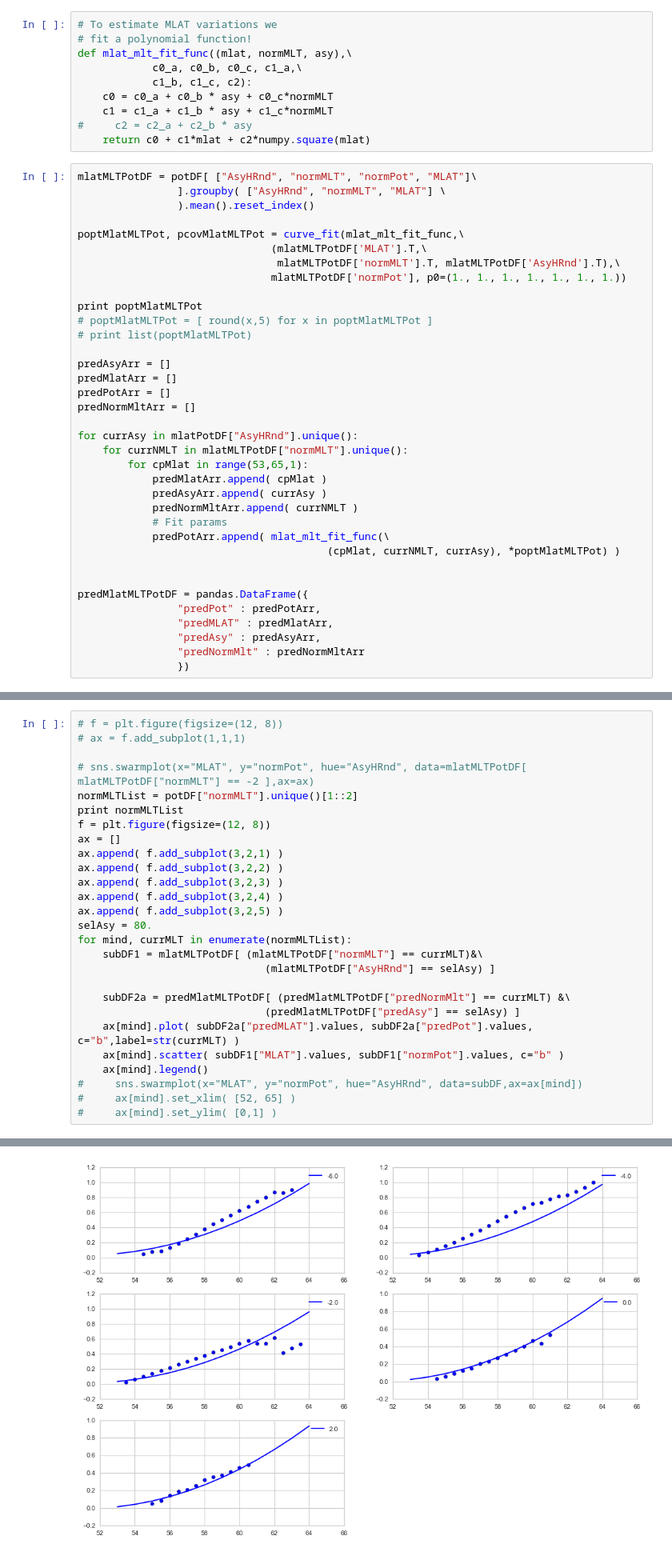
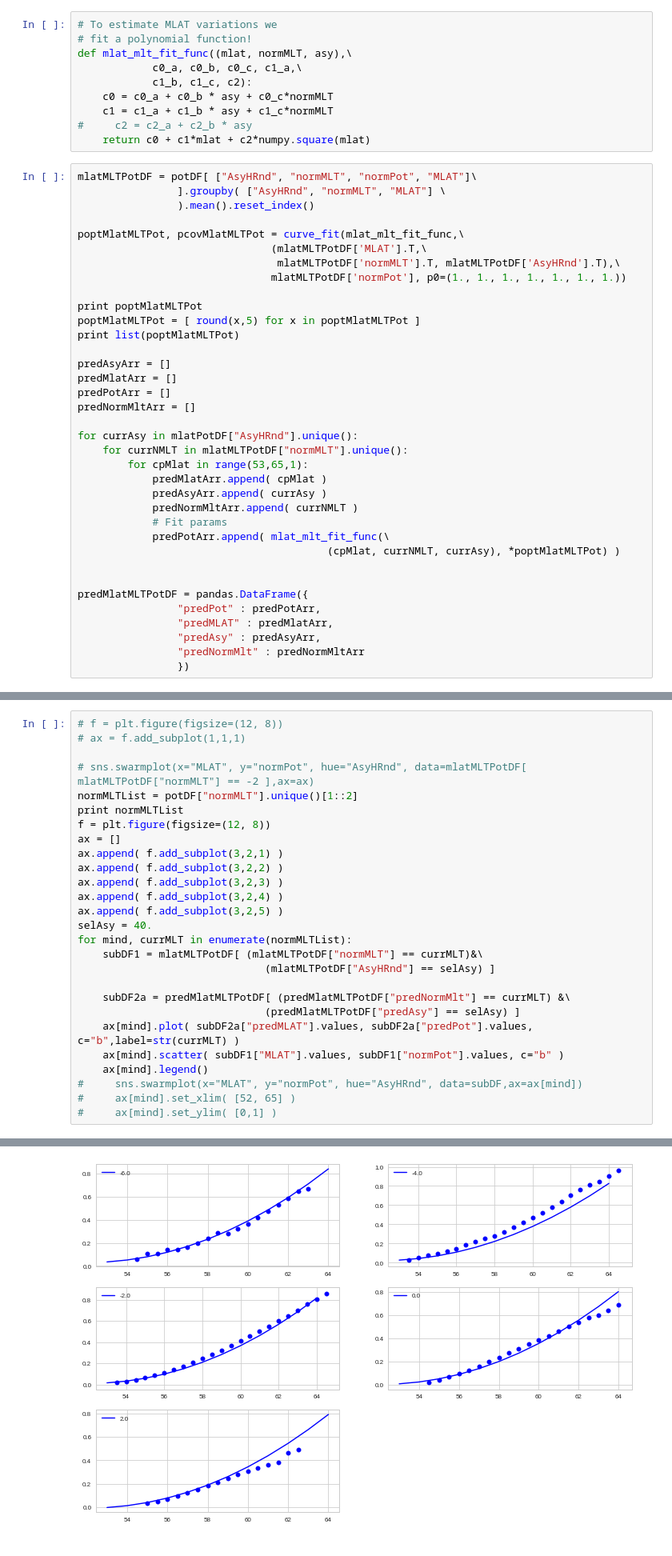
Before and after one commit to bharatreddy/indsvels, a Jupyter notebook: ipy/model-potentials.ipynb, the cells around one changed output, grey strips where cells are left out. Shown at 80% size. Drawn from its saved outputs; the diff is of its cells as text.

```diff
--- a/ipy/model-potentials.ipynb
+++ b/ipy/model-potentials.ipynb
@@ -515,8 +516,8 @@ poptMlatMLTPot, pcovMlatMLTPot = curve_fit(mlat_mlt_fit_func,\
                                mlatMLTPotDF['normPot'], p0=(1., 1., 1., 1., 1., 1., 1.))
 
 print poptMlatMLTPot
-# poptMlatMLTPot = [ round(x,5) for x in poptMlatMLTPot ]
-# print list(poptMlatMLTPot)
+poptMlatMLTPot = [ round(x,5) for x in poptMlatMLTPot ]
+print list(poptMlatMLTPot)
 
 predAsyArr = []
 predMlatArr = []
@@ -546,33 +548,33 @@ predMlatMLTPotDF = pandas.DataFrame({
 # %%
 # f = plt.figure(figsize=(12, 8))
 # ax = f.add_subplot(1,1,1)
 
 # sns.swarmplot(x="MLAT", y="normPot", hue="AsyHRnd", data=mlatMLTPotDF[ mlatMLTPotDF["normMLT"] == -2 ],ax=ax)
 normMLTList = potDF["normMLT"].unique()[1::2]
 print normMLTList
 f = plt.figure(figsize=(12, 8))
 ax = []
 ax.append( f.add_subplot(3,2,1) )
 ax.append( f.add_subplot(3,2,2) )
 ax.append( f.add_subplot(3,2,3) )
 ax.append( f.add_subplot(3,2,4) )
 ax.append( f.add_subplot(3,2,5) )
-selAsy = 80.
+selAsy = 40.
 for mind, currMLT in enumerate(normMLTList):
     subDF1 = mlatMLTPotDF[ (mlatMLTPotDF["normMLT"] == currMLT)&\
                               (mlatMLTPotDF["AsyHRnd"] == selAsy) ]
 
     subDF2a = predMlatMLTPotDF[ (predMlatMLTPotDF["predNormMlt"] == currMLT) &\
                               (predMlatMLTPotDF["predAsy"] == selAsy) ]
     ax[mind].plot( subDF2a["predMLAT"].values, subDF2a["predPot"].values, c="b",label=str(currMLT) )
     ax[mind].scatter( subDF1["MLAT"].values, subDF1["normPot"].values, c="b" )
     ax[mind].legend()
 #     sns.swarmplot(x="MLAT", y="normPot", hue="AsyHRnd", data=subDF,ax=ax[mind])
 #     ax[mind].set_xlim( [52, 65] )
 #     ax[mind].set_ylim( [0,1] )
 # %% [output]
 [-6. -4. -2.  0.  2.]
-[figure, old version]
+[figure, new version]
 # %%
 normMLTList = predMlatMLTPotDF["predNormMlt"].unique()[1::2]
 print normMLTList
```
Also changed, not shown: parts of 7 cells of this notebook, 4 other files.
